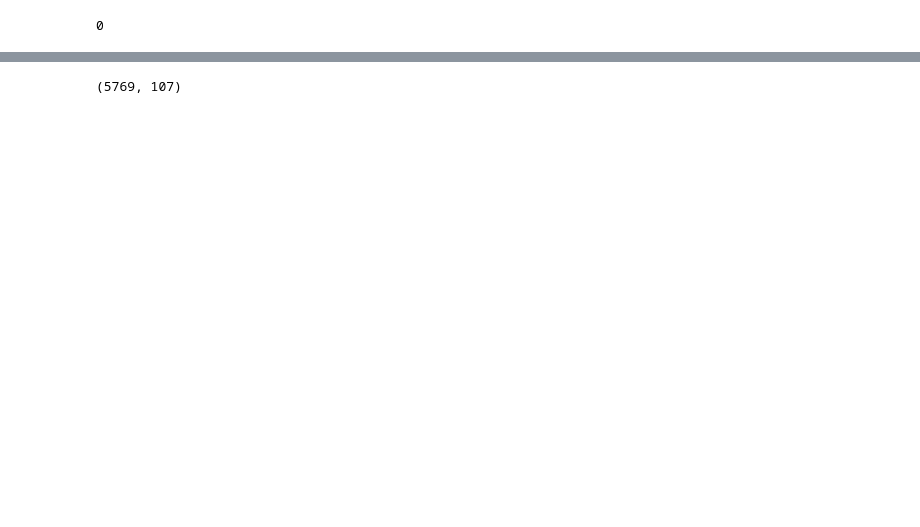
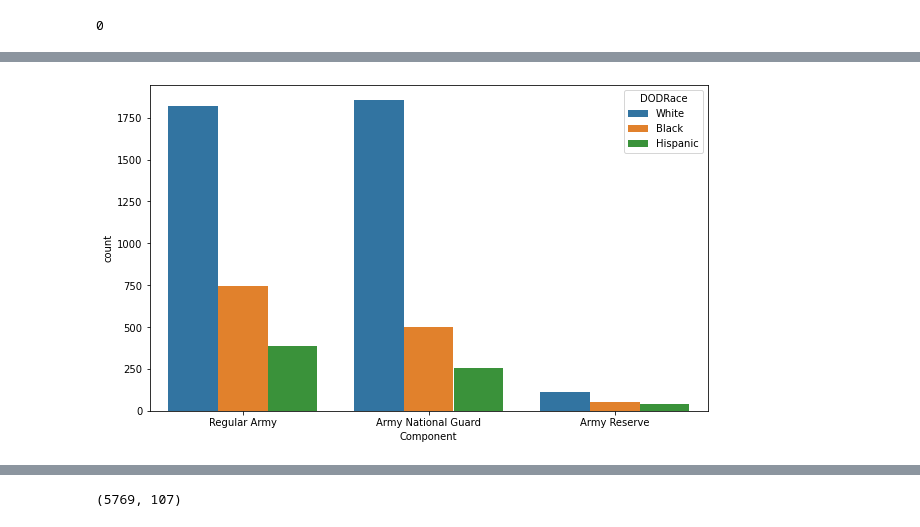
Before and after one commit to harun1yuksel/working, a Jupyter notebook: ML projects/soldier_race/soldier_race_project_students.ipynb, the cells around one changed output, grey strips where cells are left out. Saved outputs shown, nothing was run; the diff lists cells and outputs as text; code cells hidden in the pictures; blank space fills up the shorter version.

```diff
--- a/ML projects/soldier_race/soldier_race_project_students.ipynb
+++ b/ML projects/soldier_race/soldier_race_project_students.ipynb
@@ -242,5 +216,5 @@ Name: dod_race, dtype: int64
 # %%
-df = df[df.dod_race < 4]
+df = df[df.DODRace < 4]
 # %%
 df.shape
 # %% [output]
@@ -254,4 +224,2 @@ df['dod_race'].isnull().sum()
 # %% [output]
 0
-# %%
-df = df.drop(columns=['ethnicity',	'date',	'installation',	'component',	'branch',	'primary_mos',	'subjects_birth_location'])
@@ -257,0 +307,5 @@ df = df.drop(columns=['ethnicity',	'date',	'installation',	'component',	'branch'
+# %%
+plt.figure(figsize=(10, 6))
+sns.countplot(data = df, x="Component", hue="DODRace");
+# %% [output]
+[figure, added]
```
Also changed, not shown: parts of 125 cells of this notebook.
